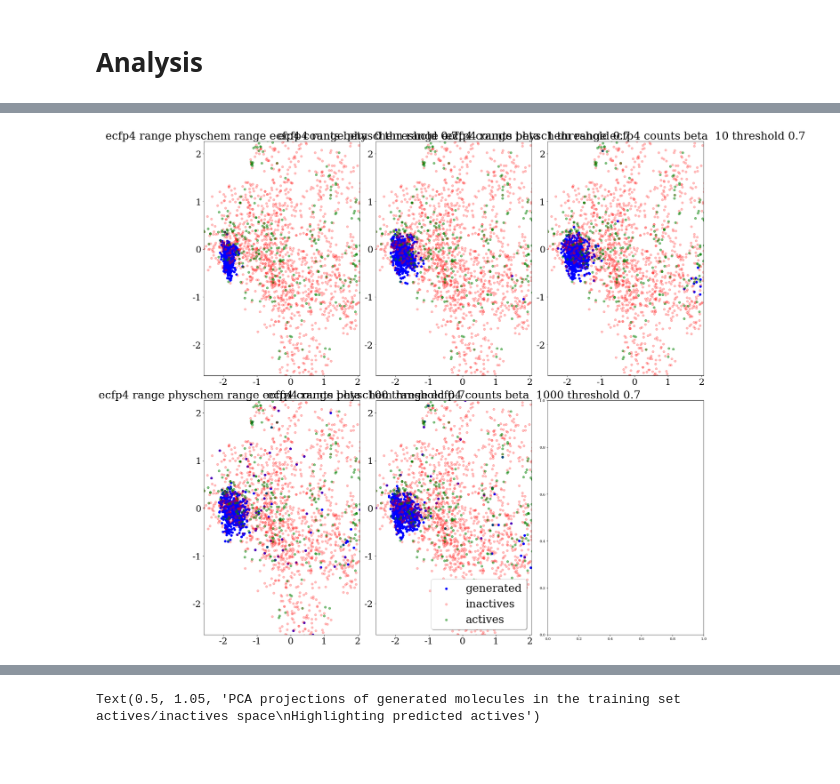
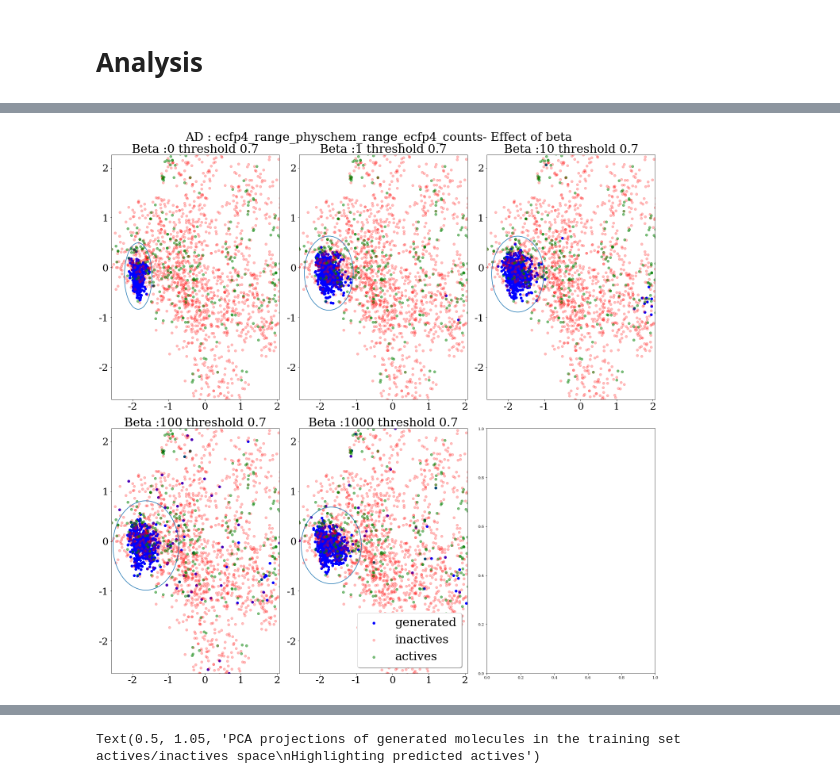
Before and after one commit to maxime-langevin/diverse_molecule_generation, a Jupyter notebook: excape_drd2.ipynb, the cells around one changed output, grey strips where cells are left out. Saved outputs shown, nothing was run; the diff lists cells and outputs as text; code cells hidden in the pictures; blank space fills up the shorter version.

Commit message:
Cosmetic modifications to excape_drd2 notebook, displays distant generated structures

```diff
--- a/excape_drd2.ipynb
+++ b/excape_drd2.ipynb
@@ -158,29 +159,50 @@ xmax_ymax = np.amax(np.vstack([np.amax(p, axis=0) for p in pca_generated]), axis
 # %%
 x_lims = [xmin_ymin[0]] + [xmax_ymax[0]]
 y_lims = [xmin_ymin[1]] + [xmax_ymax[1]]
+# %%
+# Parameters for drawing an ellipse around the main cluster
+quant=0.1
+n=80
+t = np.linspace(0,2*np.pi,n)
+l = 1.4 # Factor for considering only the generated structures that are far from the main cluster
 # %%
 runs_to_display = runs
 #runs_to_display = runs
 fig, axs = plt.subplots(figsize = (20, 20), nrows=max(1, math.ceil(len(runs_to_display)/3)) , ncols=3)
-fig.tight_layout(pad=1.5)
+suptitle_tmp = 'AD : ' + runs_to_display[0].split('_beta_ ')[0] + '- Effect of beta'
+fig.suptitle(suptitle_tmp, fontsize=30)
+
 
 for i, run in enumerate(runs_to_display):
     index = runs.index(run)
     pca_gen = pca_generated[index]
+    # For displaying the ellipse arounfd the main cluster
+    [x_min,x_max] = [np.quantile(pca_gen[:,0:1], quant),np.quantile(pca_gen[:,0:1], 1.0-quant)]
+    [y_min,y_max] = [np.quantile(pca_gen[:,1:2], quant),np.quantile(pca_gen[:,1:2], 1.0-quant)]
+    center_x = np.mean([x_max,x_min])
+    center_y = np.mean([y_max,y_min])
+    radius_x = l*(x_max-x_min)
+    radius_y = l*(y_max-y_min)
+    #
     ax = axs.flatten()[i]
-    ax.set_title(run.replace('_', ' '), fontsize=30)
+    run_title_tmp = run.split('_beta_ ')[1]
+    run_title = 'Beta :' + run_title_tmp
+    ax.set_title(run_title.replace('_', ' '), fontsize=30)
     ax.set_ylim(y_lims)
     ax.set_xlim(x_lims)
     ax.scatter(pca_gen[:, 0], pca_gen[:, 1], c='b', label = 'generated', alpha=1)
     ax.scatter(pca_inactive[:, 0], pca_inactive[:, 1], c='r', label = 'inactives', alpha=0.25)
     ax.scatter(pca_active[:, 0], pca_active[:, 1], c='g', label = 'actives', alpha=0.5)
+    # Proximity ellipse
+    ax.plot( center_x+radius_x*np.cos(t) , center_y+radius_y*np.sin(t) )
+    #
     ax.tick_params(axis='both', which='major', labelsize=25)
     ax.tick_params(axis='both', which='minor', labelsize=25)
     if i==len(runs_to_display)-1:
         ax.legend(loc='lower right',
               ncol=1, fancybox=True, shadow=True, fontsize=30)
 
-plt.tight_layout()
+fig.tight_layout(pad=1.5)
 #plt.savefig('images/JAK2/PCA.png', dpi=300)
 # %% [output]
-[figure, old version]
+[figure, new version]
```
Also changed, not shown: parts of 9 cells of this notebook, 1 other file.
